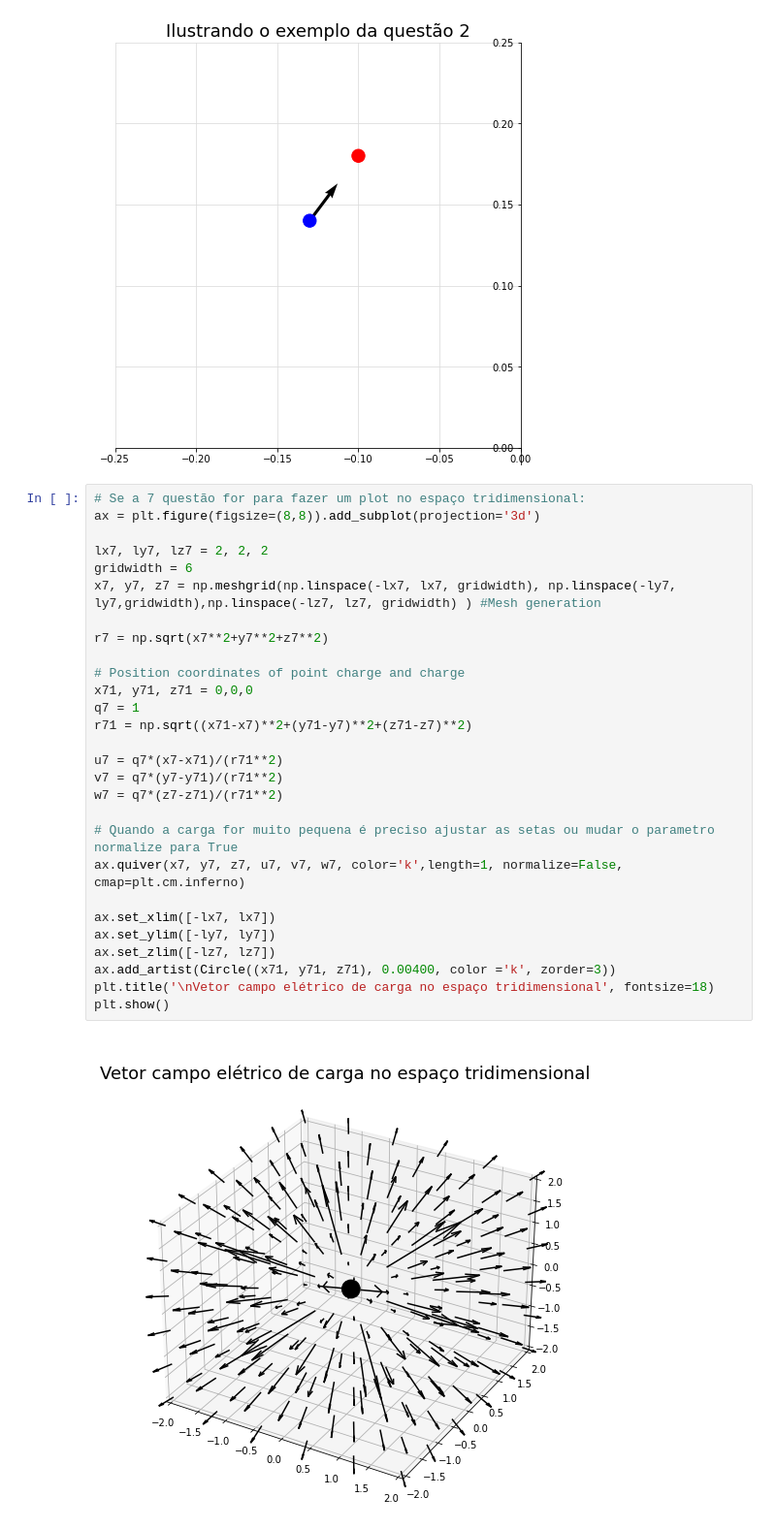
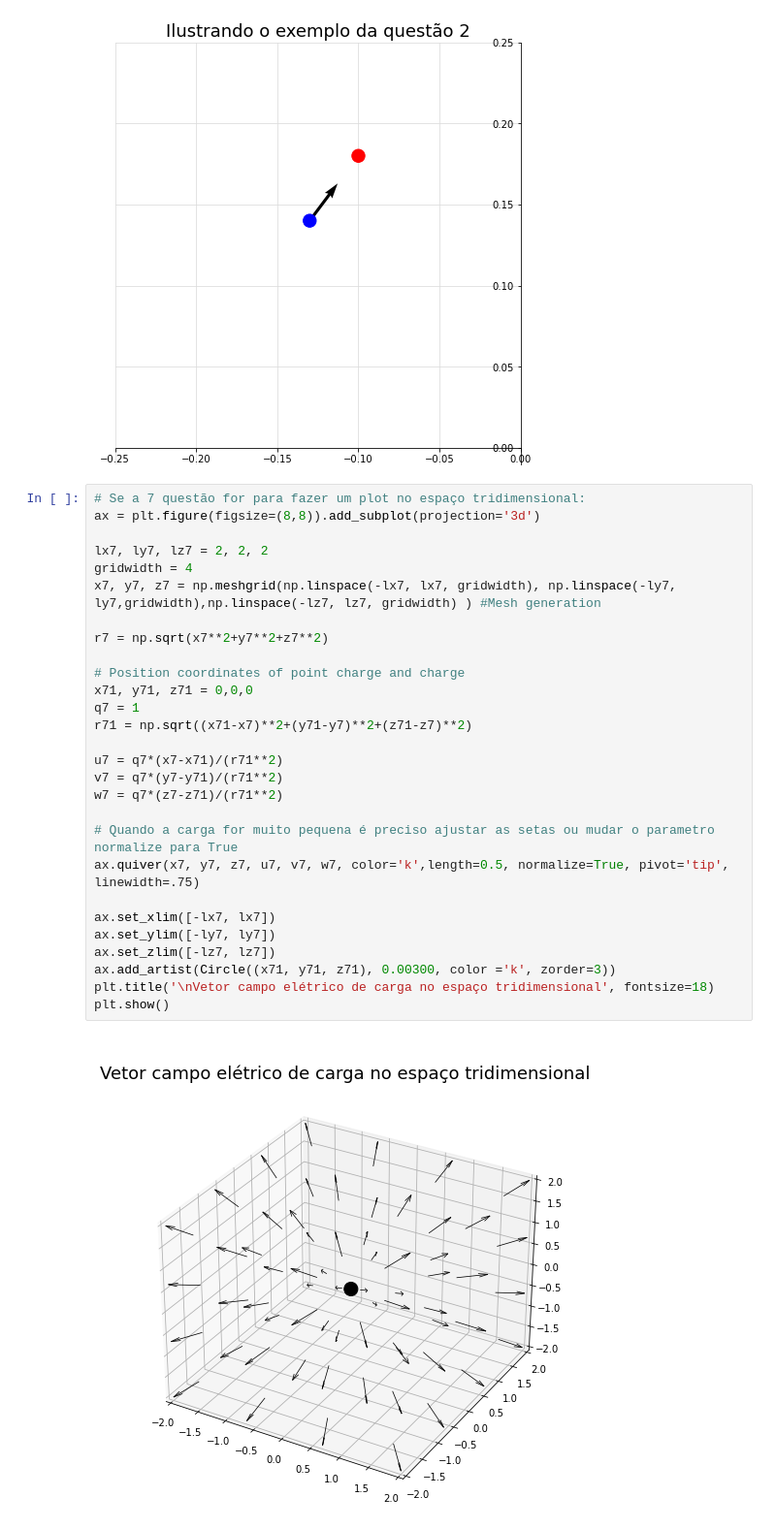
Before and after one commit to samicoluiz/physics_project, a Jupyter notebook: campo_eletrico.ipynb, the cells around one changed output. Shown at 97% size. Cells and saved outputs as stored; diff of their text form.

```diff
--- a/campo_eletrico.ipynb
+++ b/campo_eletrico.ipynb
@@ -596,30 +597,30 @@ plt.show()
 # %%
 # Se a 7 questão for para fazer um plot no espaço tridimensional:
 ax = plt.figure(figsize=(8,8)).add_subplot(projection='3d')
 
 lx7, ly7, lz7 = 2, 2, 2
-gridwidth = 6
+gridwidth = 4
 x7, y7, z7 = np.meshgrid(np.linspace(-lx7, lx7, gridwidth), np.linspace(-ly7, ly7,gridwidth),np.linspace(-lz7, lz7, gridwidth) ) #Mesh generation
 
 r7 = np.sqrt(x7**2+y7**2+z7**2)
 
 # Position coordinates of point charge and charge
 x71, y71, z71 = 0,0,0
 q7 = 1
 r71 = np.sqrt((x71-x7)**2+(y71-y7)**2+(z71-z7)**2)
 
 u7 = q7*(x7-x71)/(r71**2)
 v7 = q7*(y7-y71)/(r71**2)
 w7 = q7*(z7-z71)/(r71**2)
 
 # Quando a carga for muito pequena é preciso ajustar as setas ou mudar o parametro normalize para True
-ax.quiver(x7, y7, z7, u7, v7, w7, color='k',length=1, normalize=False, cmap=plt.cm.inferno)
+ax.quiver(x7, y7, z7, u7, v7, w7, color='k',length=0.5, normalize=True, pivot='tip', linewidth=.75)
 
 ax.set_xlim([-lx7, lx7])
 ax.set_ylim([-ly7, ly7])
 ax.set_zlim([-lz7, lz7])
-ax.add_artist(Circle((x71, y71, z71), 0.00400, color ='k', zorder=3))
+ax.add_artist(Circle((x71, y71, z71), 0.00300, color ='k', zorder=3))
 plt.title('\nVetor campo elétrico de carga no espaço tridimensional', fontsize=18)
 plt.show()
 # %% [output]
-[figure, old version]
+[figure, new version]
```
Also changed, not shown: parts of 4 cells of this notebook.
